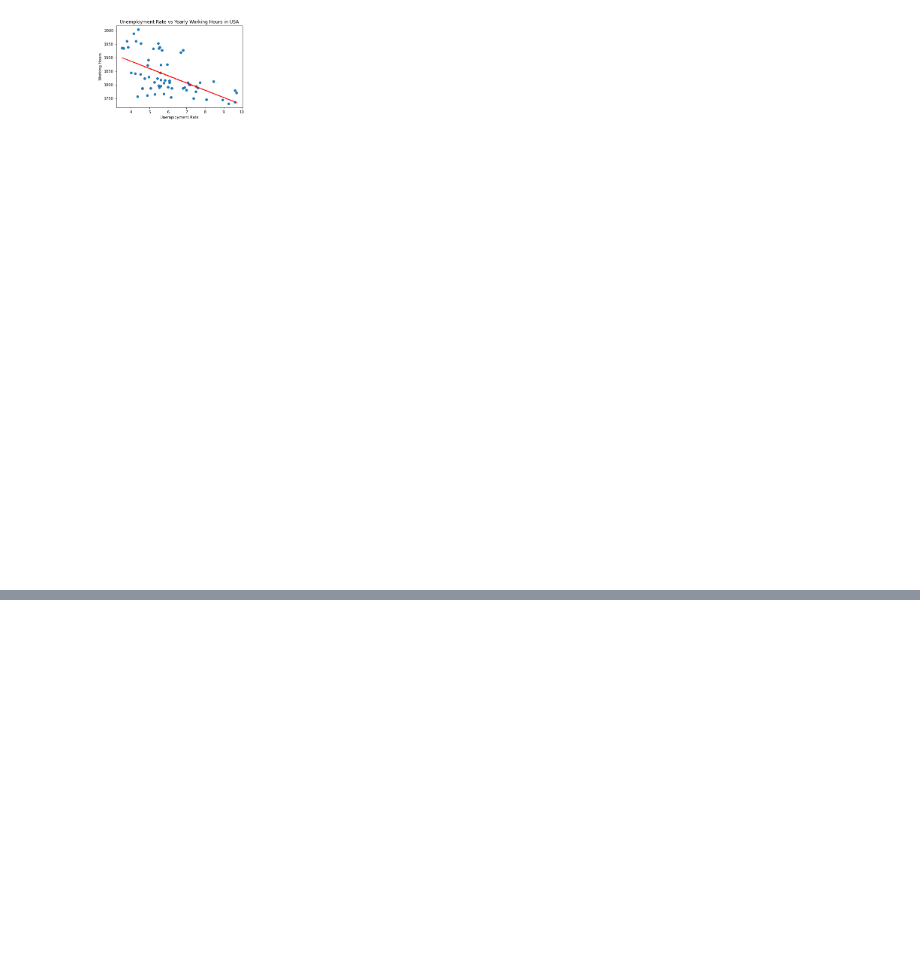
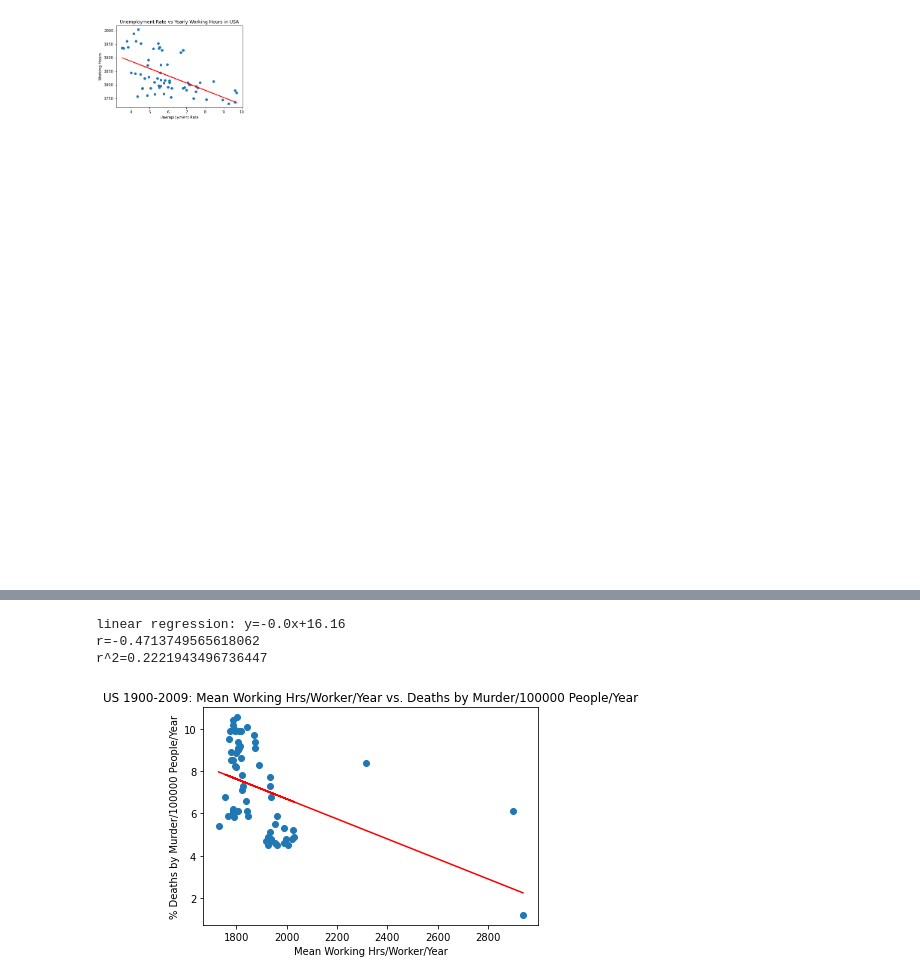
Before and after one commit to kkirstan/Quality-of-Life-vs.-Working-Hours-in-the-U.S., a Jupyter notebook: Quality of Life.ipynb, the cells around one changed output, grey strips where cells are left out. Cells and saved outputs as stored; diff of their text form; code cells hidden in the pictures; blank space fills up the shorter version.

```diff
--- a/Quality of Life.ipynb
+++ b/Quality of Life.ipynb
@@ -459,0 +501,26 @@ The r-squared is: 0.3284193240710849
+# %%
+work2=workmurder_df["Average annual working hours per worker"]
+murder=workmurder_df["Homicide Rate (Clio Infra)"]
+
+plt.scatter(work2,murder)
+plt.title("US 1900-2009: Mean Working Hrs/Worker/Year vs. Deaths by Murder/100000 People/Year")
+plt.xlabel("Mean Working Hrs/Worker/Year")
+plt.ylabel("% Deaths by Murder/100000 People/Year")
+
+from scipy import stats
+x = work2
+y = murder
+(slope, intercept, r_value, p_value, std_err)=stats.linregress(x,y)
+
+regressvalues=x*slope+intercept
+lineeq="y="+str(round(slope,2))+"x+"+str(round(intercept,2))
+plt.plot(x,regressvalues,"r-")
+print("linear regression: "+str(lineeq))
+print("r="+str(r_value))
+print("r^2="+str(r_value*r_value))
+plt.savefig("workmurder.png")
+# %% [output]
+linear regression: y=-0.0x+16.16
+r=-0.4713749565618062
+r^2=0.2221943496736447
+[figure, added]
```
Also changed, not shown: parts of 3 cells of this notebook, 6 other files.
